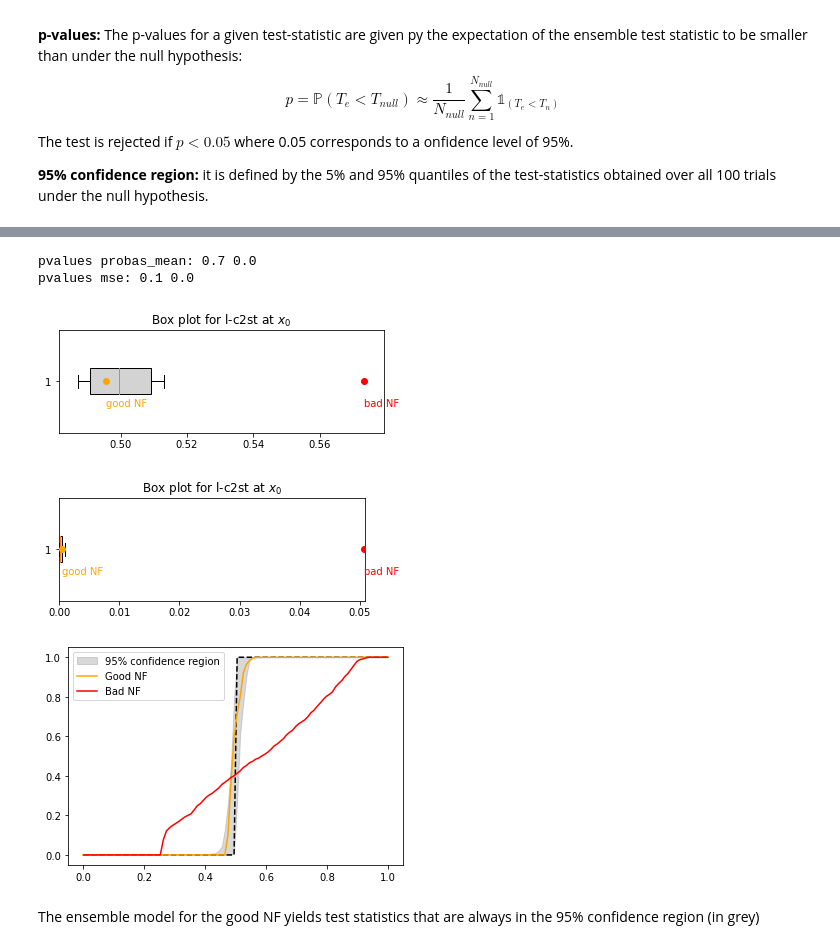
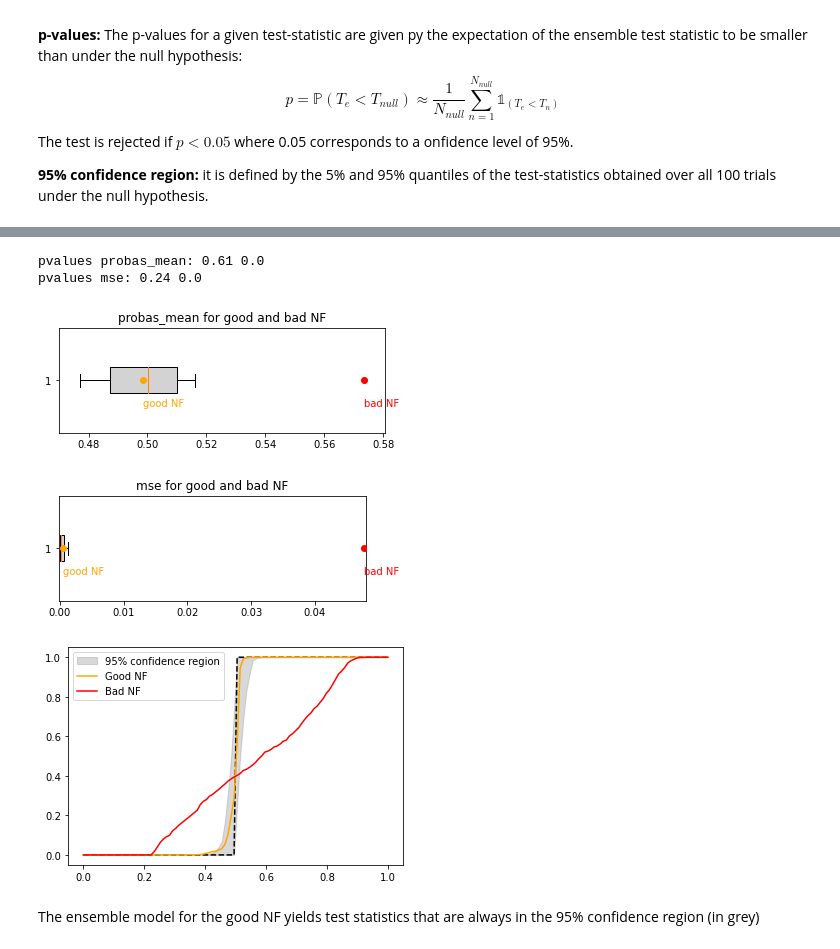
Before and after one commit to JuliaLinhart/valDiags_flows, a Jupyter notebook: notebooks/Local_C2ST_example_1D_lampe.ipynb, the cells around one changed output, grey strips where cells are left out. Saved outputs shown, nothing was run; the diff lists cells and outputs as text; code cells hidden in the pictures.

Commit message:
reorg graph_valdiags

```diff
--- a/notebooks/Local_C2ST_example_1D_lampe.ipynb
+++ b/notebooks/Local_C2ST_example_1D_lampe.ipynb
@@ -654,24 +654,25 @@ pd.concat(
 # %%
-from valdiags.localC2ST_old import box_plot_lc2st
+from valdiags.graphical_valdiags import box_plot_lc2st
 for m in metrics:
     box_plot_lc2st(
         [test_stats_good[m], test_stats_bad[m]],
         t_stats_null[m],
         labels=["good NF", "bad NF"],
         colors=["orange", "red"],
+        title=f"{m} for good and bad NF",
     )
 
     print(f'pvalues {m}:', p_values_good[m], p_values_bad[m])
 # %% [output]
-pvalues probas_mean: 0.7 0.0
-pvalues mse: 0.1 0.0
+pvalues probas_mean: 0.61 0.0
+pvalues mse: 0.24 0.0
-[figure, old version]
+[figure, new version]
-[figure, old version]
+[figure, new version]
 # %%
-from valdiags.localC2ST_old import pp_plot_lc2st
-pp_plot_lc2st([probas_good_ens, probas_bad_ens], probas_null, labels=['Good NF', 'Bad NF'], colors=['orange', 'red'])
+from valdiags.graphical_valdiags import pp_plot_c2st
+pp_plot_c2st([probas_good_ens, probas_bad_ens], probas_null, labels=['Good NF', 'Bad NF'], colors=['orange', 'red'])
 # %% [output]
-[figure, old version]
+[figure, new version]
 # %% [markdown]
 The ensemble model for the good NF yields test statistics that are always in the 95% confidence region (in grey)
 # %% [markdown]
```
Also changed, not shown: parts of 19 cells of this notebook, 10 other files.
